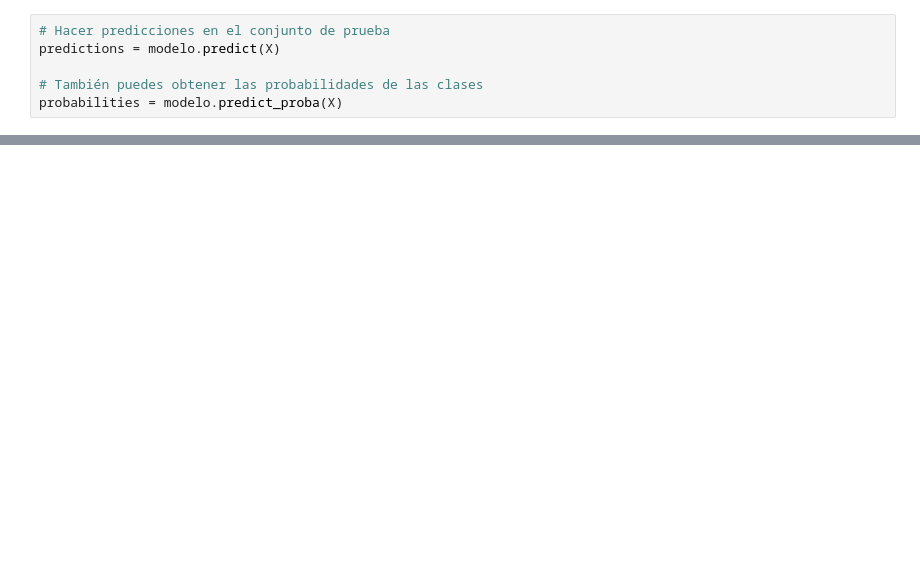
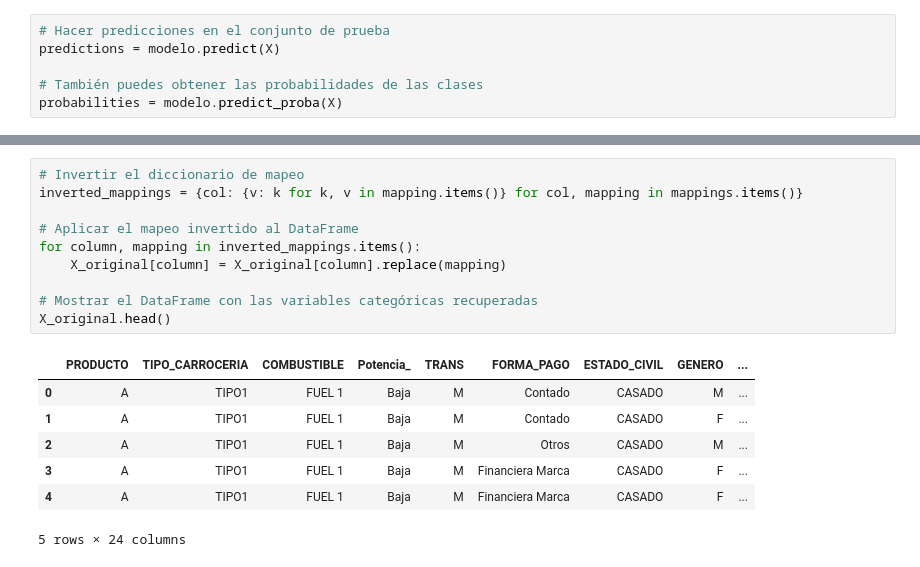
Before and after one commit to lauralardies/caso_practico_1, a Jupyter notebook: Caso Práctico/analisis/analisis.ipynb, the cells around one changed output, grey strips where cells are left out. Saved outputs shown, nothing was run; the diff lists cells and outputs as text; blank space fills up the shorter version.

```diff
--- a/Caso Práctico/analisis/analisis.ipynb
+++ b/Caso Práctico/analisis/analisis.ipynb
@@ -47,0 +104,18 @@ probabilities = modelo.predict_proba(X)
+# %%
+# Invertir el diccionario de mapeo
+inverted_mappings = {col: {v: k for k, v in mapping.items()} for col, mapping in mappings.items()}
+
+# Aplicar el mapeo invertido al DataFrame
+for column, mapping in inverted_mappings.items():
+    X_original[column] = X_original[column].replace(mapping)
+
+# Mostrar el DataFrame con las variables categóricas recuperadas
+X_original.head()
+# %% [output]
+|  | PRODUCTO | TIPO_CARROCERIA | COMBUSTIBLE | Potencia_ | TRANS | FORMA_PAGO | ESTADO_CIVIL | GENERO | ... |
+| 0 | A | TIPO1 | FUEL 1 | Baja | M | Contado | CASADO | M | ... |
+| 1 | A | TIPO1 | FUEL 1 | Baja | M | Contado | CASADO | F | ... |
+| 2 | A | TIPO1 | FUEL 1 | Baja | M | Otros | CASADO | M | ... |
+| 3 | A | TIPO1 | FUEL 1 | Baja | M | Financiera Marca | CASADO | F | ... |
+| 4 | A | TIPO1 | FUEL 1 | Baja | M | Financiera Marca | CASADO | F | ... |
+5 rows × 24 columns
```
Also changed, not shown: parts of 7 cells of this notebook, 5 other files.
